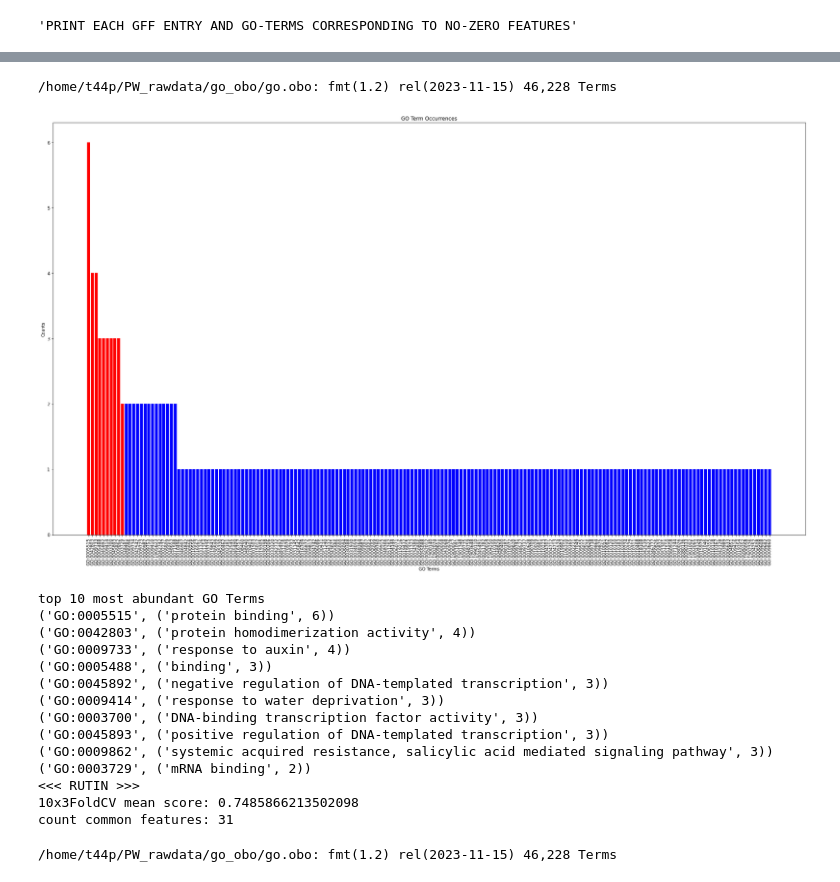
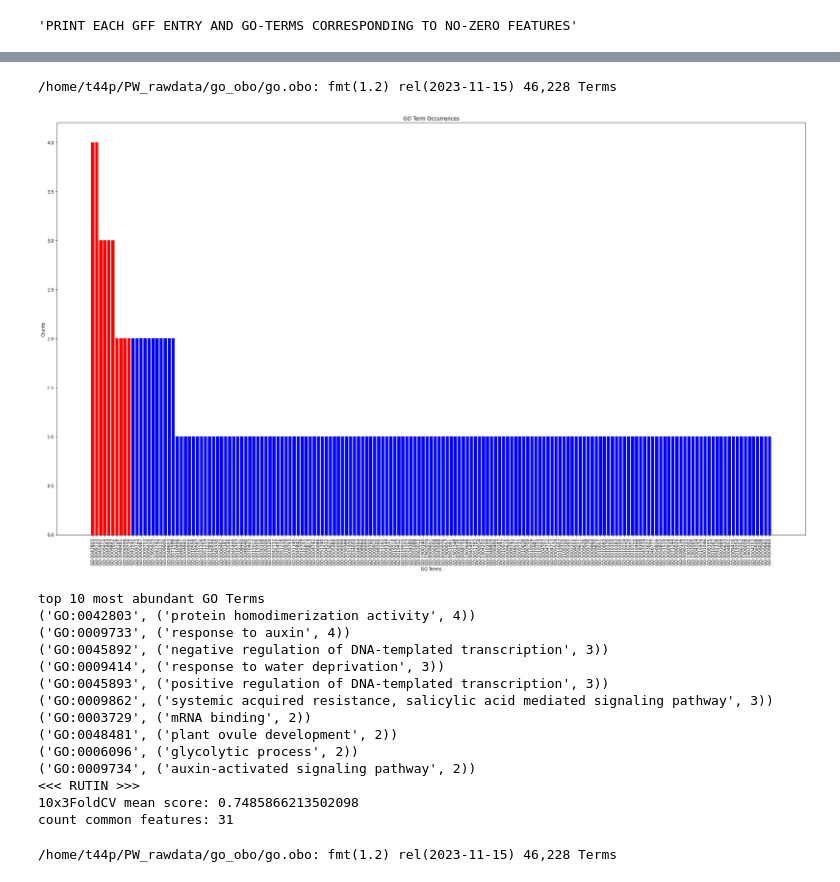
Before and after one commit to Yawkward/x.elegans, a Jupyter notebook: xelegans_analy_lasso.ipynb, the cells around one changed output, grey strips where cells are left out. Saved outputs shown, nothing was run; the diff lists cells and outputs as text; code cells hidden in the pictures.

Commit message:
adjustments for DAG depth_threshhold

```diff
--- a/xelegans_analy_lasso.ipynb
+++ b/xelegans_analy_lasso.ipynb
@@ -10,7 +10,7 @@ import matplotlib.pyplot as plt
 # %% [markdown]
 # Function to match non-zero Features in GFF and Map GO-Term to GO-ID using GOATools
 # %%
-def matchgff2(feature, gff_file='/home/t44p/PW_rawdata/Transciptome_GenomeAnnotation/Xele_annotated2_gff_export2.gff', obo_path="/home/t44p/PW_rawdata/go_obo/go.obo", namespace=None, goea=False):
+def matchgff2(feature, gff_file='/home/t44p/PW_rawdata/Transciptome_GenomeAnnotation/Xele_annotated2_gff_export2.gff', obo_path="/home/t44p/PW_rawdata/go_obo/go.obo", namespace=None, depth_threshold=0, goea=False):
     """
     Searches a GFF (General Feature Format) file for specific features and retrieves associated Gene Ontology (GO) terms.
 
@@ -52,6 +52,10 @@ def matchgff2(feature, gff_file='/home/t44p/PW_rawdata/Transciptome_GenomeAnnota
         background_genes = []
         go_term_count = {}
 
+         # Find the depth of each GO term
+        go_depths = {go_id: go_term.depth for go_id, go_term in go_ontology.items()}
+
+
         for feat in feature:
             file.seek(0)  # reset file pointer to the beginning for each feature
             lines_where_feat_found[feat] = []
@@ -74,7 +78,7 @@ def matchgff2(feature, gff_file='/home/t44p/PW_rawdata/Transciptome_GenomeAnnota
                             if term is not None:
                                 go_ids[feat][id] = {'name': term.name, 'namespace': term.namespace}
 
-                                if namespace is None or term.namespace in namespace:
+                                if namespace is None or term.namespace in namespace and go_ontology[id].depth >= depth_threshold:
                                     # Count Occurrences
                                     if id in go_term_count:
                                         go_term_count[id] = (term.name, go_term_count[id][1] + 1)
@@ -417,25 +362,25 @@ count common features: 13
 # %%
 with open("./models/10xKfold/rutin_nXcv.json", 'r') as file:
     rutin_nXcv = json.load(file)
 #rutin_nXcv_matched, rutin_goids, rutin_term_count, rutin_goea = matchgff2(rutin_nXcv['common_features'], goea=True)
-rutin_nXcv_matched, rutin_goids, rutin_term_count = matchgff2(rutin_nXcv['common_features'], namespace=['biological_process', 'molecular_function'], goea=False)
+rutin_nXcv_matched, rutin_goids, rutin_term_count = matchgff2(rutin_nXcv['common_features'], namespace=['biological_process', 'molecular_function'], depth_threshold=3, goea=False)
 plot_go_terms(rutin_term_count, top_n=10)
 print("<<< RUTIN >>>")
 print(f"10x3FoldCV mean score: {np.mean(rutin_nXcv['mean_scores'])} \ncount common features: {len(rutin_nXcv['common_features'])}")
 # %% [output]
 /home/t44p/PW_rawdata/go_obo/go.obo: fmt(1.2) rel(2023-11-15) 46,228 Terms
-[figure, old version]
+[figure, new version]
 top 10 most abundant GO Terms
-('GO:0005515', ('protein binding', 6))
 ('GO:0042803', ('protein homodimerization activity', 4))
 ('GO:0009733', ('response to auxin', 4))
-('GO:0005488', ('binding', 3))
 ('GO:0045892', ('negative regulation of DNA-templated transcription', 3))
 ('GO:0009414', ('response to water deprivation', 3))
-('GO:0003700', ('DNA-binding transcription factor activity', 3))
 ('GO:0045893', ('positive regulation of DNA-templated transcription', 3))
 ('GO:0009862', ('systemic acquired resistance, salicylic acid mediated signaling pathway', 3))
 ('GO:0003729', ('mRNA binding', 2))
+('GO:0048481', ('plant ovule development', 2))
+('GO:0006096', ('glycolytic process', 2))
+('GO:0009734', ('auxin-activated signaling pathway', 2))
 <<< RUTIN >>>
 10x3FoldCV mean score: 0.7485866213502098
 count common features: 31
```
Also changed, not shown: parts of 14 cells of this notebook.
